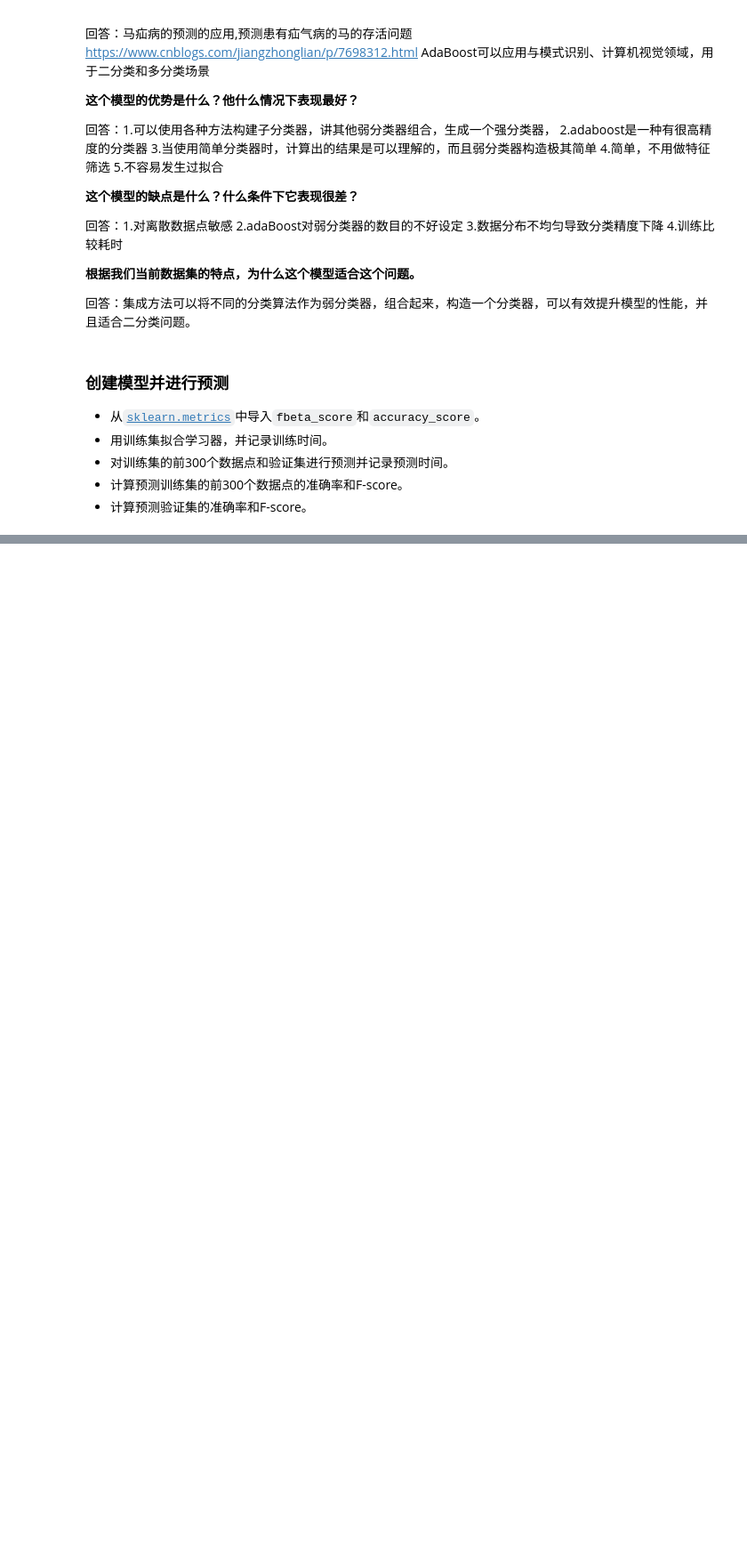
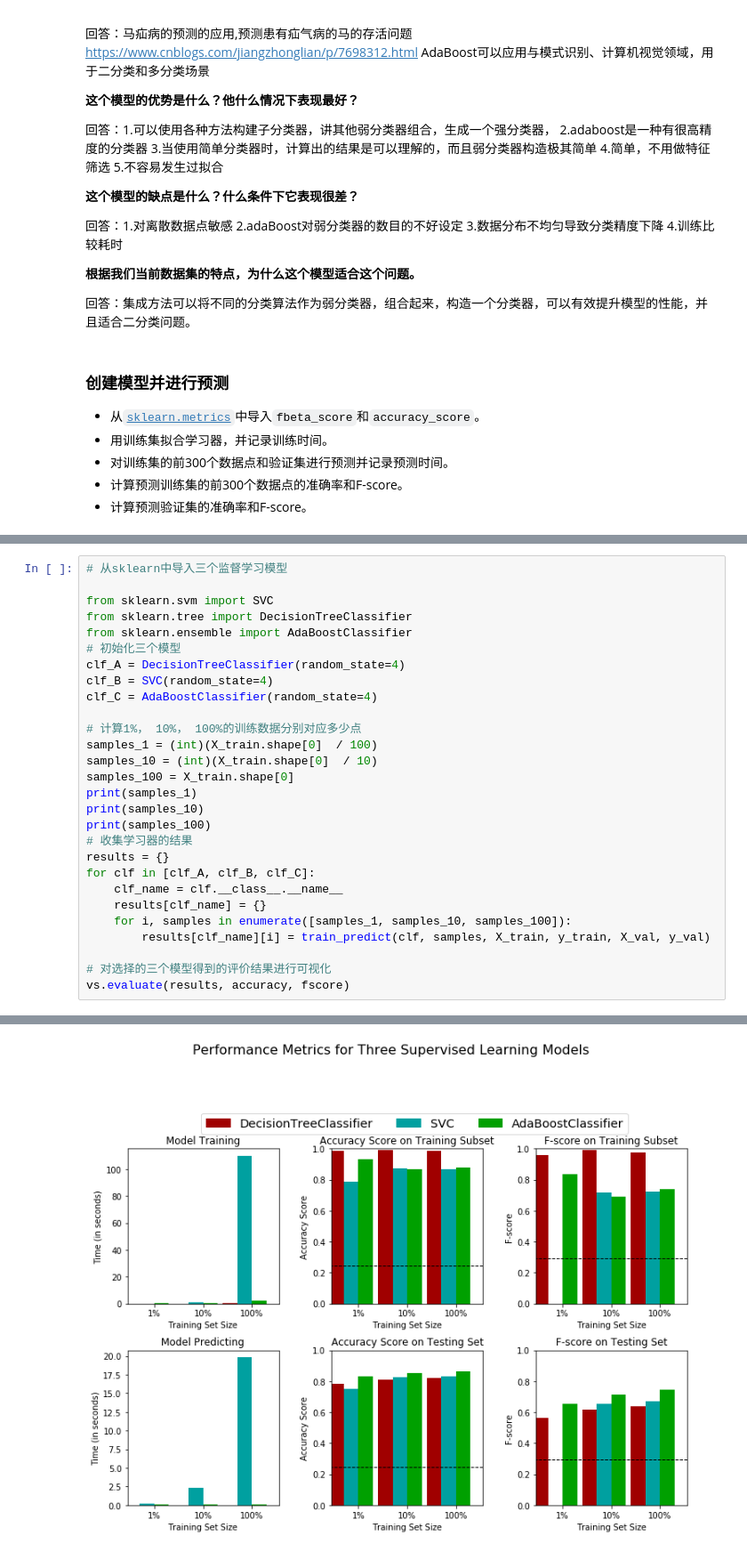
Before and after one commit to zhangjiqiang/AIProject, a Jupyter notebook: udacity_Finding_Donors-master/find_donors.ipynb, the cells around one changed output, grey strips where cells are left out. Shown at 89% size. Cells and saved outputs as stored; diff of their text form; blank space fills up the shorter version.

```diff
--- a/udacity_Finding_Donors-master/find_donors.ipynb
+++ b/udacity_Finding_Donors-master/find_donors.ipynb
@@ -354,0 +362,29 @@ def train_predict(learner, sample_size, X_train, y_train, X_val, y_val):
+# %%
+# 从sklearn中导入三个监督学习模型
+
+from sklearn.svm import SVC
+from sklearn.tree import DecisionTreeClassifier
+from sklearn.ensemble import AdaBoostClassifier
+# 初始化三个模型
+clf_A = DecisionTreeClassifier(random_state=4)
+clf_B = SVC(random_state=4)
+clf_C = AdaBoostClassifier(random_state=4)
+
+# 计算1%， 10%， 100%的训练数据分别对应多少点
+samples_1 = (int)(X_train.shape[0]  / 100)
+samples_10 = (int)(X_train.shape[0]  / 10)
+samples_100 = X_train.shape[0]
+print(samples_1)
+print(samples_10)
+print(samples_100)
+# 收集学习器的结果
+results = {}
+for clf in [clf_A, clf_B, clf_C]:
+    clf_name = clf.__class__.__name__
+    results[clf_name] = {}
+    for i, samples in enumerate([samples_1, samples_10, samples_100]):
+        results[clf_name][i] = train_predict(clf, samples, X_train, y_train, X_val, y_val)
+
+# 对选择的三个模型得到的评价结果进行可视化
+vs.evaluate(results, accuracy, fscore)
+# %% [output]
@@ -354,0 +403 @@ def train_predict(learner, sample_size, X_train, y_train, X_val, y_val):
+[figure, added]
```
Also changed, not shown: parts of 5 cells of this notebook.
